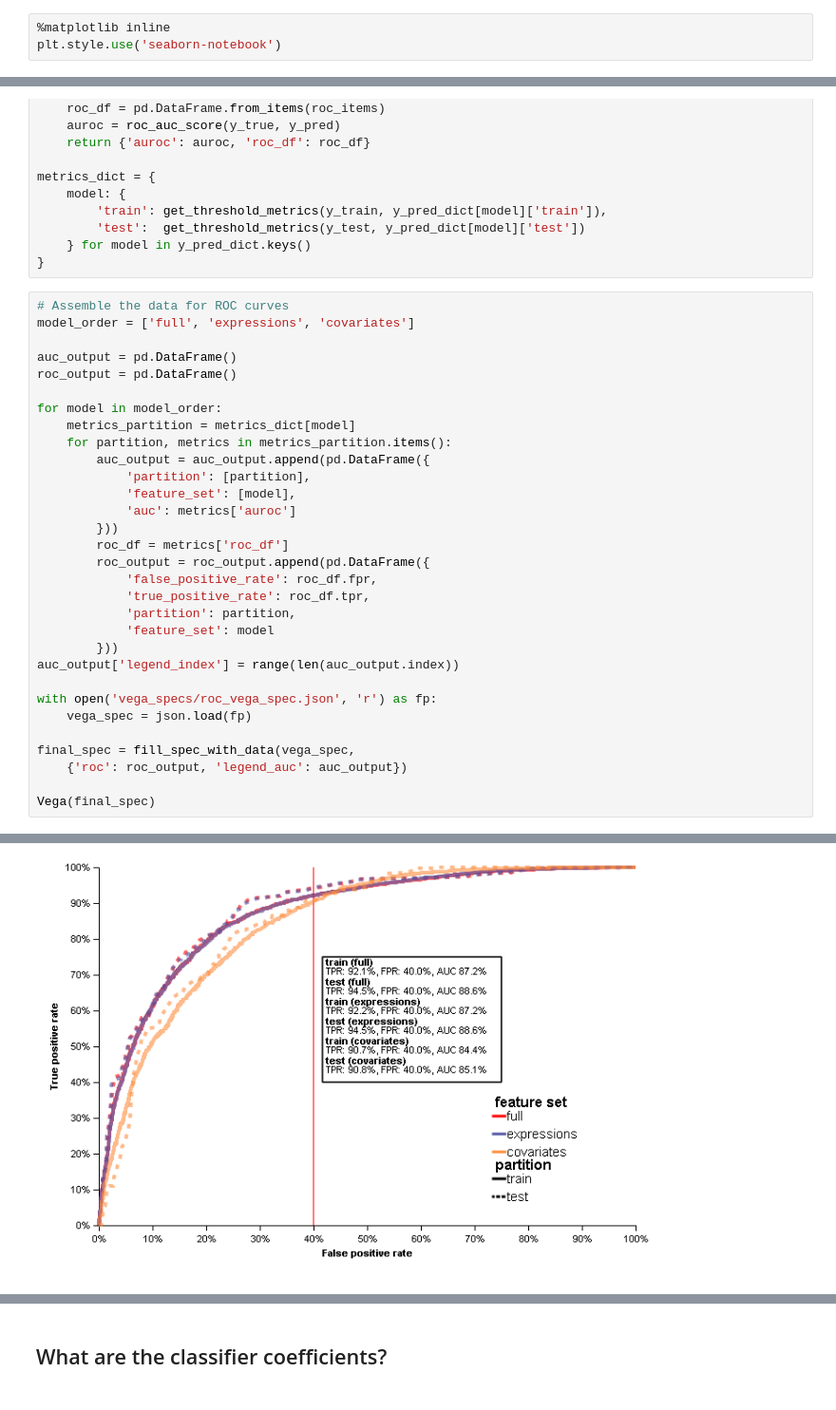
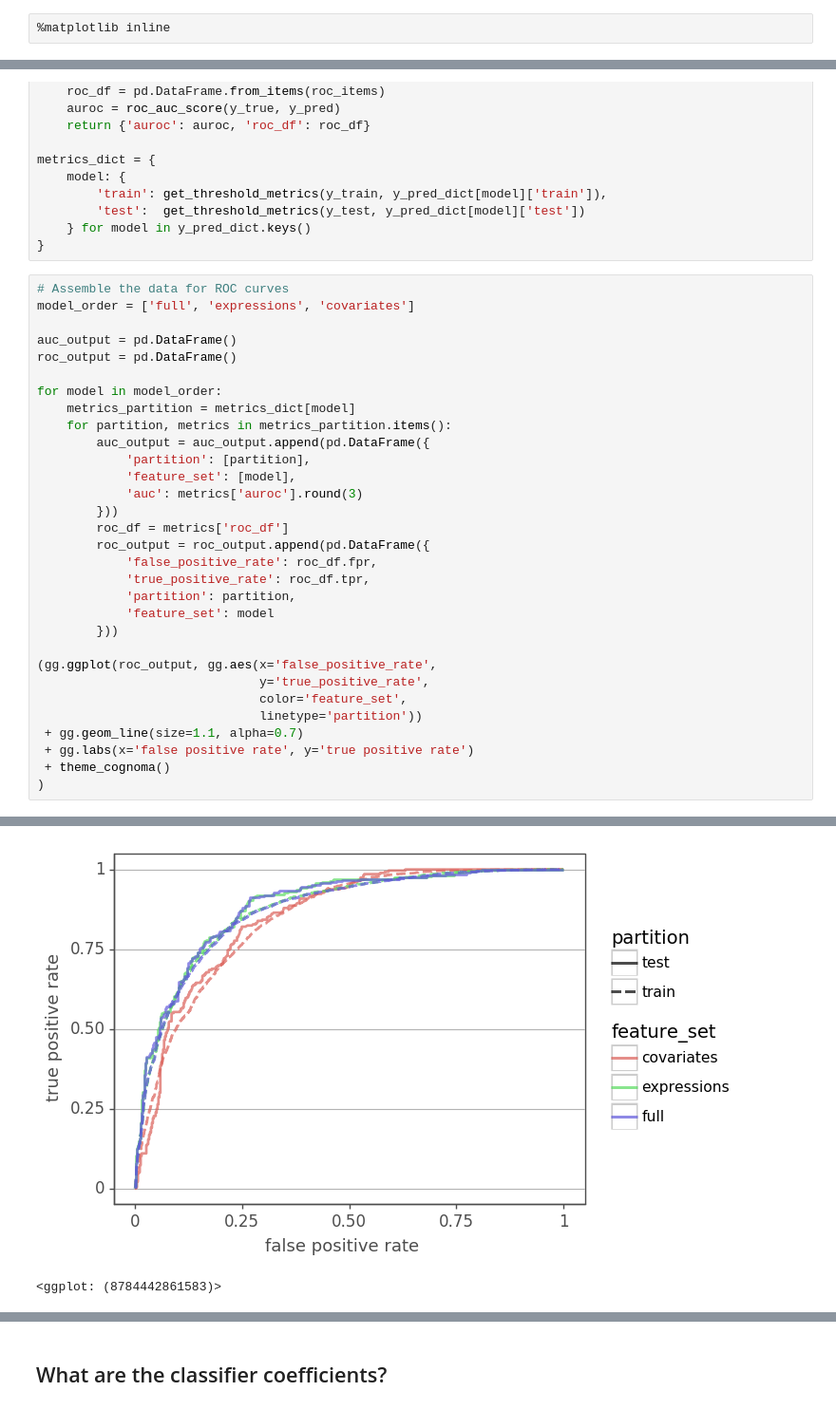
Before and after one commit to cognoma/machine-learning, a Jupyter notebook: 2.mutation-classifier.ipynb, the cells around one changed output, grey strips where cells are left out. Shown: that part at 95% size. Saved outputs shown, nothing was run; the diff lists cells and outputs as text.

```diff
--- a/2.mutation-classifier.ipynb
+++ b/2.mutation-classifier.ipynb
@@ -23,6 +20,5 @@ from utils import fill_spec_with_data, get_model_coefficients, get_genes_coeffic
 # %%
 %matplotlib inline
-plt.style.use('seaborn-notebook')
 # %% [markdown]
 ## Specify model configuration
 # %%
@@ -305,7 +310,7 @@ for model in model_order:
         auc_output = auc_output.append(pd.DataFrame({
             'partition': [partition],
             'feature_set': [model],
-            'auc': metrics['auroc']
+            'auc': metrics['auroc'].round(3)
         }))
         roc_df = metrics['roc_df']
         roc_output = roc_output.append(pd.DataFrame({
@@ -314,13 +319,13 @@ for model in model_order:
             'partition': partition,
             'feature_set': model
         }))
-auc_output['legend_index'] = range(len(auc_output.index))
 
-with open('vega_specs/roc_vega_spec.json', 'r') as fp:
-    vega_spec = json.load(fp)
-
-final_spec = fill_spec_with_data(vega_spec,
-    {'roc': roc_output, 'legend_auc': auc_output})
-
-Vega(final_spec)
+(gg.ggplot(roc_output, gg.aes(x='false_positive_rate',
+                              y='true_positive_rate',
+                              color='feature_set',
+                              linetype='partition'))
+ + gg.geom_line(size=1.1, alpha=0.7)
+ + gg.labs(x='false positive rate', y='true positive rate')
+ + theme_cognoma()
+)
 # %% [output]
@@ -328 +332,2 @@ Vega(final_spec)
-[figure, old version]
+[figure, new version]
+<ggplot: (8784442861583)>
```
Also changed, not shown: parts of 17 cells of this notebook, 4 other files.
